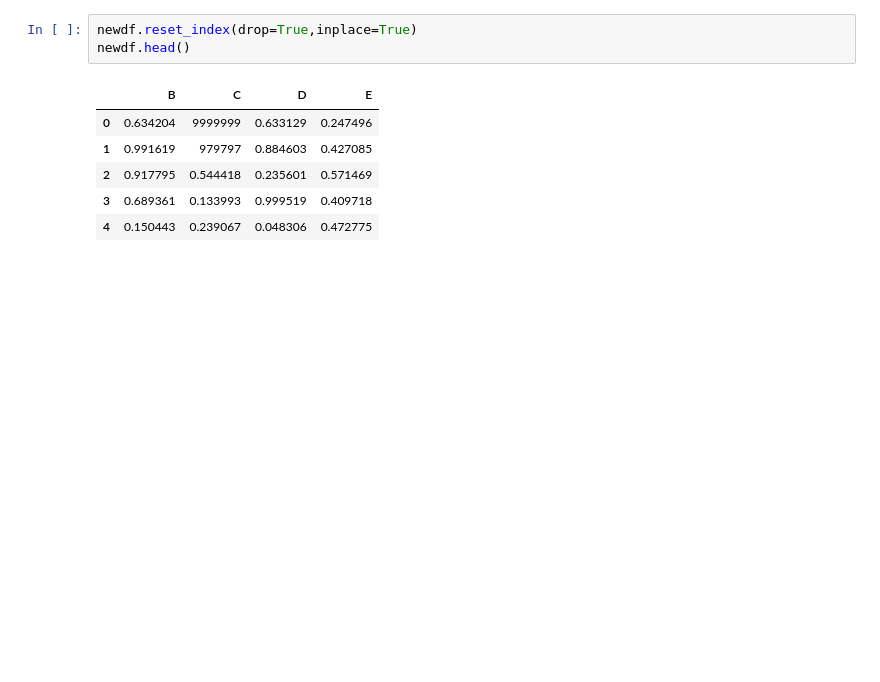
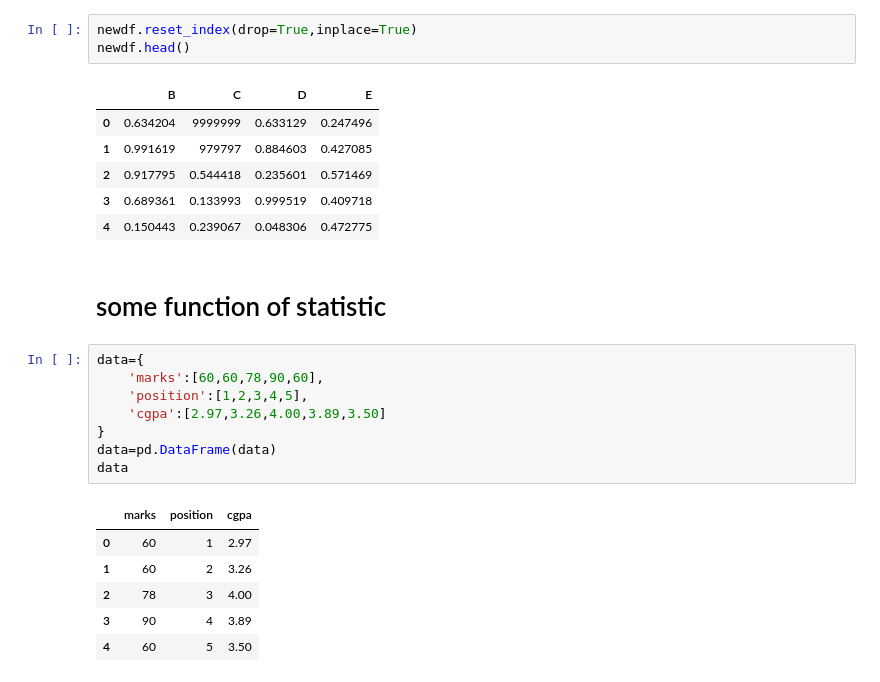
Before and after one commit to jannati99/pandas, a Jupyter notebook: pandas basic.ipynb, the cells around one changed output. Drawn from its saved outputs; the diff is of its cells as text; blank space fills up the shorter version.

```diff
--- a/pandas basic.ipynb
+++ b/pandas basic.ipynb
@@ -587,3 +587,20 @@ newdf.head()
 | 2 | 0.917795 | 0.544418 | 0.235601 | 0.571469 |
 | 3 | 0.689361 | 0.133993 | 0.999519 | 0.409718 |
 | 4 | 0.150443 | 0.239067 | 0.048306 | 0.472775 |
+# %% [markdown]
+# some function of statistic
+# %%
+data={
+    'marks':[60,60,78,90,60],
+    'position':[1,2,3,4,5],
+    'cgpa':[2.97,3.26,4.00,3.89,3.50]
+}
+data=pd.DataFrame(data)
+data
+# %% [output]
+|  | marks | position | cgpa |
+| 0 | 60 | 1 | 2.97 |
+| 1 | 60 | 2 | 3.26 |
+| 2 | 78 | 3 | 4.00 |
+| 3 | 90 | 4 | 3.89 |
+| 4 | 60 | 5 | 3.50 |
```
Also changed, not shown: parts of 7 cells of this notebook.
